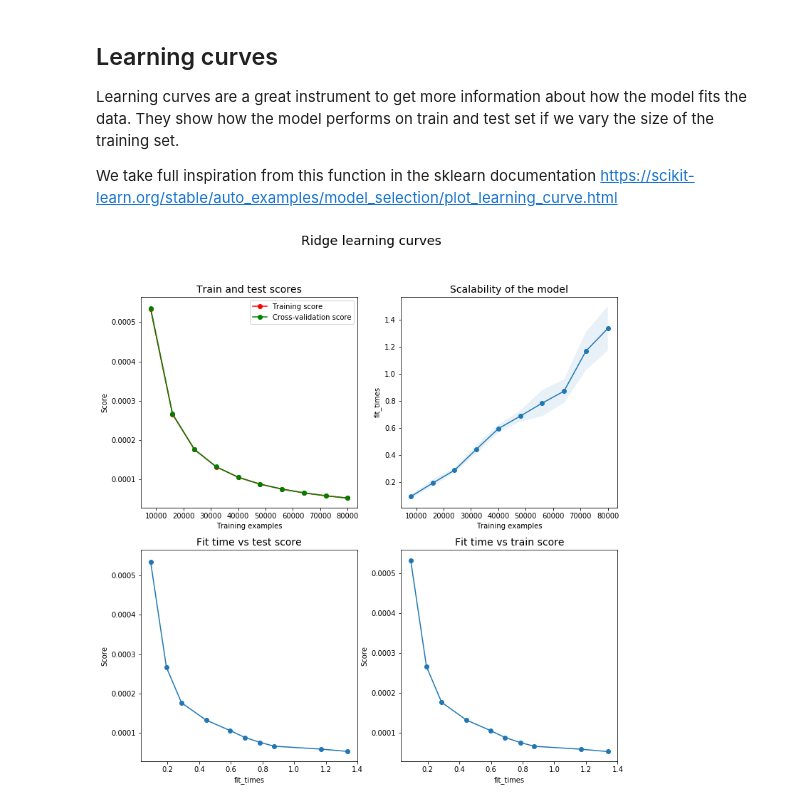
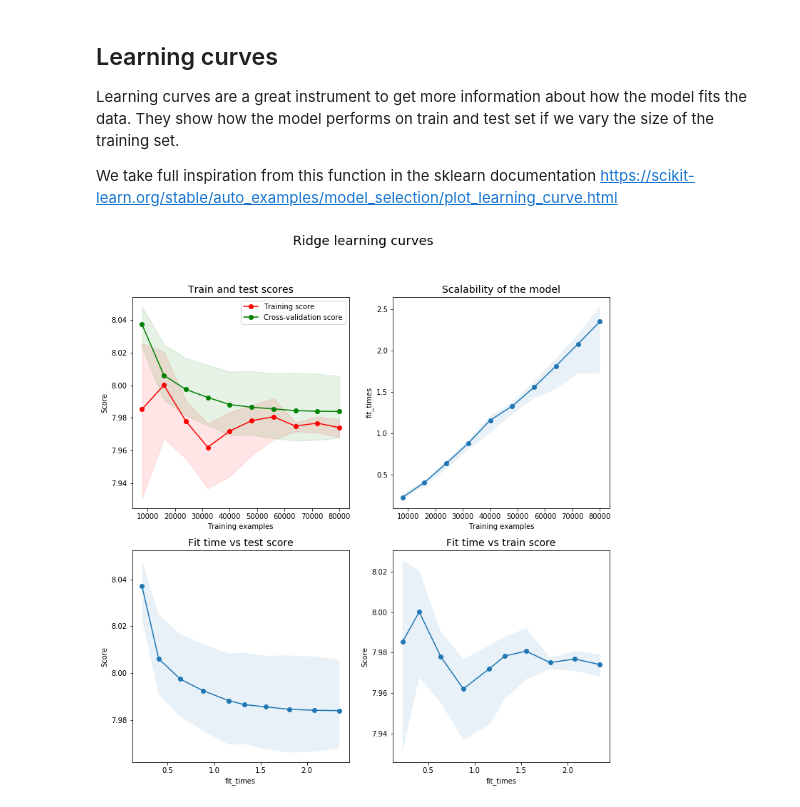
Before and after one commit to lucabasa/ML-algorithms-and-experiments, a Jupyter notebook: 02_experiment_design.ipynb, the cells around one changed output. Cells and saved outputs as stored; diff of their text form; code cells hidden in the pictures.

Commit message:
fixed learning curve plot

```diff
--- a/02_experiment_design.ipynb
+++ b/02_experiment_design.ipynb
@@ -86,7 +86,7 @@ kfolds = KFold(5, shuffle=True, random_state=541)
 # %%
 df_train = df[[col for col in df.columns if not col.startswith('tar_')]].copy()
 
-target = df['tar_lin_unc']  # a random one to test stuff
+target = df['tar_lin_full']  # a random one to test stuff
 
 df_train.head()
 # %% [output]
@@ -406,20 +406,24 @@ def plot_learning_curve(estimator, title, X, y, scoring=None, ylim=None, cv=None
             train_scores = -train_scores
             test_scores = -test_scores
     train_scores_mean = np.mean(train_scores, axis=1)
-    train_scores_std = np.std(train_scores, axis=1)
+    train_scores_min = np.min(train_scores, axis=1)
+    train_scores_max = np.max(train_scores, axis=1)
     test_scores_mean = np.mean(test_scores, axis=1)
-    test_scores_std = np.std(test_scores, axis=1)
+    test_scores_min = np.min(test_scores, axis=1)
+    test_scores_max = np.max(test_scores, axis=1)
     fit_times_mean = np.mean(fit_times, axis=1)
-    fit_times_std = np.std(fit_times, axis=1)
+    fit_times_min = np.min(fit_times, axis=1)
+    fit_times_max = np.max(fit_times, axis=1)
     score_times_mean = np.mean(score_times, axis=1)
-    score_times_std = np.std(score_times, axis=1)
+    score_times_min = np.min(score_times, axis=1)
+    score_times_max = np.max(score_times, axis=1)
 
     # Plot learning curve
-    ax[0][0].fill_between(train_sizes, train_scores_mean - train_scores_std,
-                         train_scores_mean + train_scores_std, alpha=0.1,
+    ax[0][0].fill_between(train_sizes, train_scores_min,
+                         train_scores_max, alpha=0.1,
                          color="r")
-    ax[0][0].fill_between(train_sizes, test_scores_mean - test_scores_std,
-                         test_scores_mean + test_scores_std, alpha=0.1,
+    ax[0][0].fill_between(train_sizes, test_scores_min,
+                         test_scores_max, alpha=0.1,
                          color="g")
     ax[0][0].plot(train_sizes, train_scores_mean, 'o-', color="r",
                  label="Training score")
@@ -431,37 +435,37 @@ def plot_learning_curve(estimator, title, X, y, scoring=None, ylim=None, cv=None
         ax[0][0].set_ylim(*ylim)
     ax[0][0].set_xlabel("Training examples")
     ax[0][0].set_ylabel("Score")
 
     # Plot n_samples vs fit_times
     ax[0][1].plot(train_sizes, fit_times_mean, 'o-')
-    ax[0][1].fill_between(train_sizes, fit_times_mean - fit_times_std,
-                         fit_times_mean + fit_times_std, alpha=0.1)
+    ax[0][1].fill_between(train_sizes, fit_times_min,
+                         fit_times_max, alpha=0.1)
     ax[0][1].set_xlabel("Training examples")
     ax[0][1].set_ylabel("fit_times")
     ax[0][1].set_title("Scalability of the model", fontsize=14)
 
     # Plot fit_time vs score
     ax[1][0].plot(fit_times_mean, test_scores_mean, 'o-')
-    ax[1][0].fill_between(fit_times_mean, test_scores_mean - test_scores_std,
-                         test_scores_mean + test_scores_std, alpha=0.1)
+    ax[1][0].fill_between(fit_times_mean, test_scores_min,
+                         test_scores_max, alpha=0.1)
     ax[1][0].set_xlabel("fit_times")
     ax[1][0].set_ylabel("Score")
     ax[1][0].set_title("Fit time vs test score", fontsize=14)
 
     # Plot fit_time vs fit_score
     ax[1][1].plot(fit_times_mean, train_scores_mean, 'o-')
-    ax[1][1].fill_between(fit_times_mean, train_scores_mean - train_scores_std,
-                         train_scores_mean + train_scores_std, alpha=0.1)
+    ax[1][1].fill_between(fit_times_mean, train_scores_min,
+                         train_scores_max, alpha=0.1)
     ax[1][1].set_xlabel("fit_times")
     ax[1][1].set_ylabel("Score")
     ax[1][1].set_title("Fit time vs train score", fontsize=14)
 
     fig.suptitle(f'{title}', fontsize=18)
 
     plt.show()
 
 plot_learning_curve(model, 'Ridge learning curves', df_train, target,
                     scoring="neg_mean_absolute_error",
                     n_jobs=-1, cv=kfolds)
 # %% [output]
-[figure, old version]
+[figure, new version]
```
Also changed, not shown: parts of 2 cells of this notebook, 1 other file.
